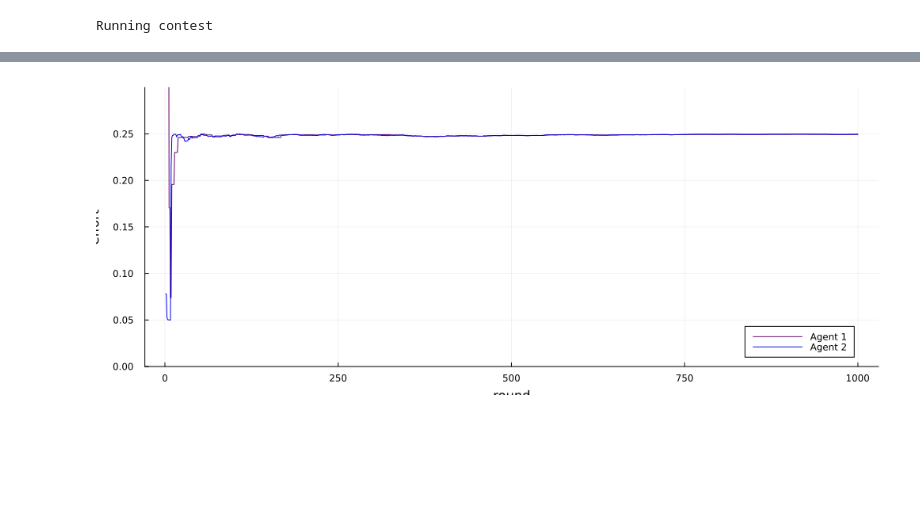
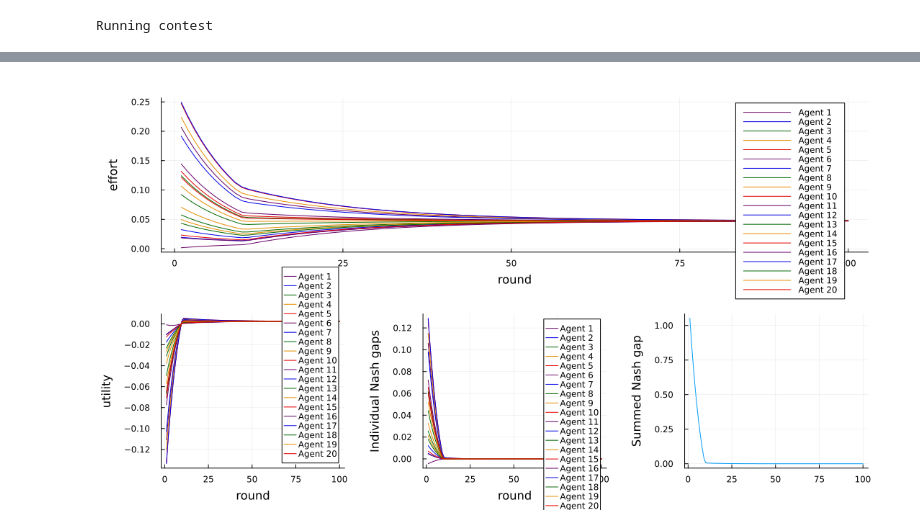
Before and after one commit to edwinlock/TullockDynamics.jl, a Jupyter notebook: Notebook.ipynb, the cells around one changed output, grey strips where cells are left out. Drawn from its saved outputs; the diff is of its cells as text; code cells hidden in the pictures; blank space fills up the shorter version.

```diff
--- a/Notebook.ipynb
+++ b/Notebook.ipynb
@@ -84,7 +99,12 @@ plot(efforts_plt, size=(1000,400))
 # %%
-n = 2  # number of agents
-agents = [
-    Agent(linear_cost, t -> 0.5, t -> max(1,t-100):t-1, t -> 0.8, dumb_estimator, δ),
-    Agent(linear_cost, t -> 0.5, t -> max(1,t-100):t-1, t -> 0.9, dumb_estimator, δ),
-    ]
-initial_efforts = [rand() for _ in 1:n];
+# Set agent parameters
+n = 20  # number of agents
+p(t) = 1  # agent plays in every round
+window(t) = 1:t-1  # agent has access to full history
+α(t) = 0.1  # agent commits fully to best response
+δ = 0.01  # lower bound on agent's effort
+estimator = classic_estimator;  # agent follows classic dynamics
+
+# Create agents and initial efforts
+agents = [Agent(linear_cost, p, window, α, estimator, δ) for _ in 1:n]
+initial_efforts = [0.25*rand() for _ in 1:n]
@@ -91,7 +128,0 @@ initial_efforts = [rand() for _ in 1:n];
-# %%
-n = 2  # number of agents
-agents = [
-    Agent(linear_cost, t -> 0.2, t -> 1:t-1, t -> 0.2, dumb_estimator, δ),
-    Agent(linear_cost, t -> 0.5, t -> 1:t-1, t -> 0.5, dumb_estimator, δ),
-    ]
-initial_efforts = [rand() for _ in 1:n];
@@ -101,3 +129,7 @@ contest = TullockContest(agents, initial_efforts, T);
+# %%
+# Create contest
+T = 100  # number of rounds
+contest = TullockContest(agents, initial_efforts, T);
 # %%
 run!(contest)
 # %% [output]
@@ -105,5 +204,4 @@ Running contest
 # %%
-efforts_plt = plot(contest.efforts, ylims=(0,0.3), ylabel="effort")
-plot(efforts_plt, size=(1000,400))
+visualise(contest, rounds=(1, T))
 # %% [output]
-[figure, old version]
+[figure, new version]
```
Also changed, not shown: parts of 20 cells of this notebook, 8 other files.
